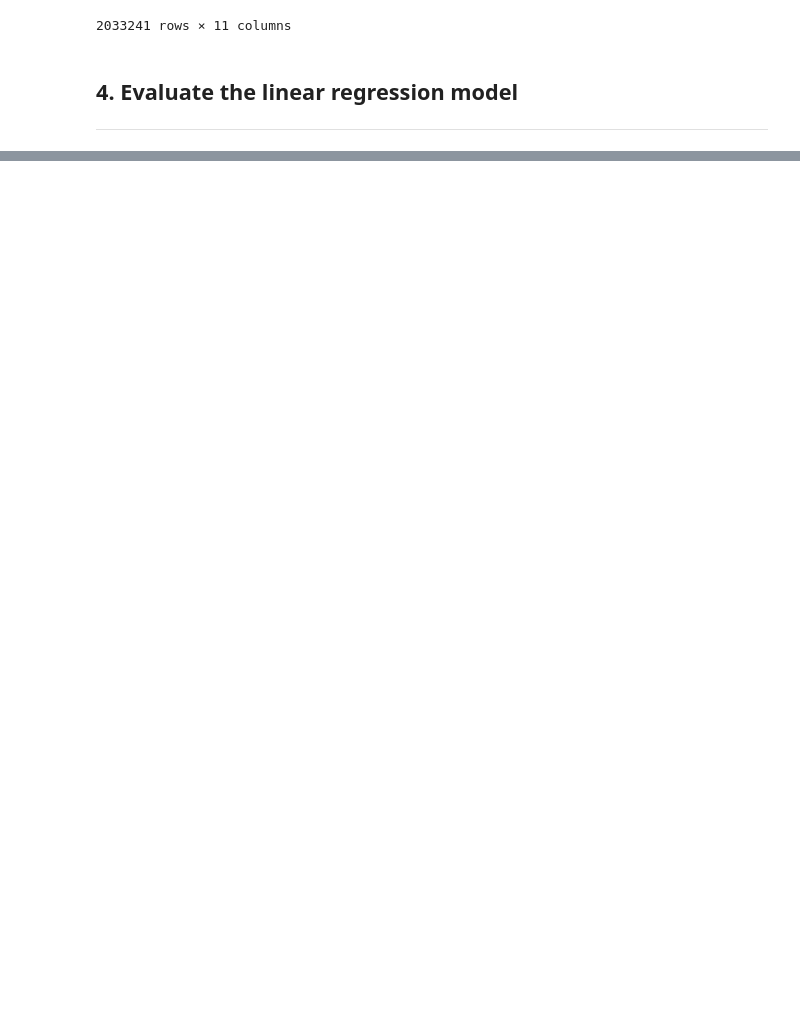
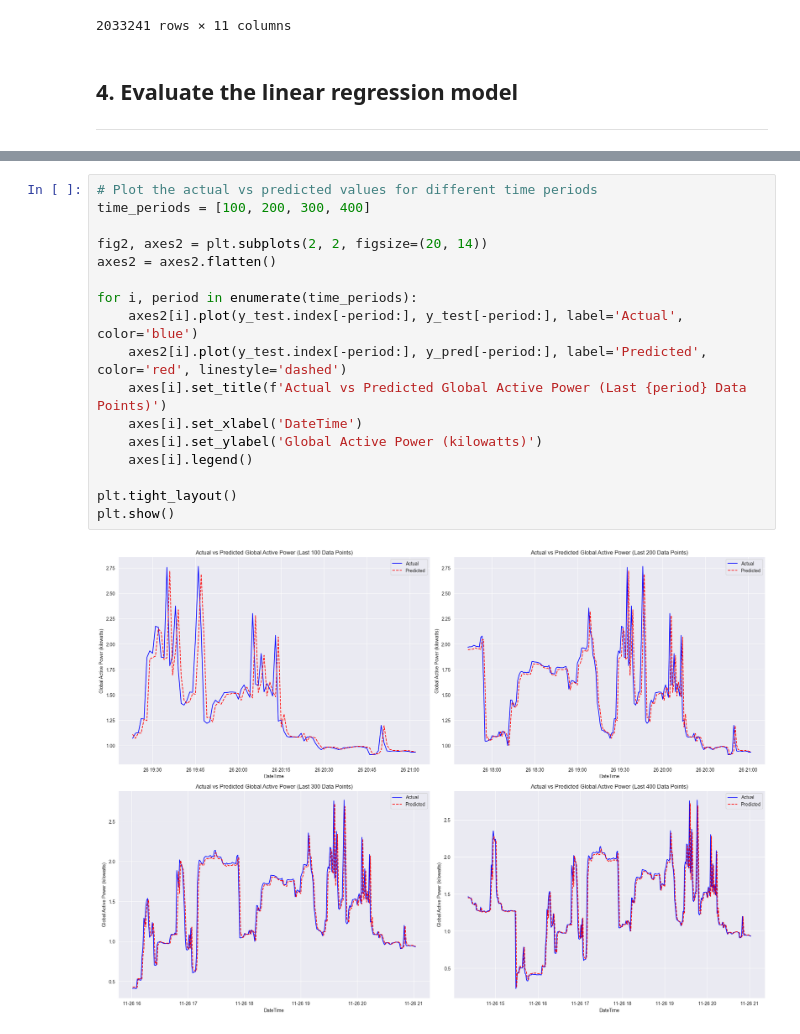
Before and after one commit to BarackSamuni/Data_science_lab2_homework2_solution, a Jupyter notebook: Homework2_solution.ipynb, the cells around one changed output, grey strips where cells are left out. Saved outputs shown, nothing was run; the diff lists cells and outputs as text; blank space fills up the shorter version.

Commit message:
08_07_2024 last update

```diff
--- a/Homework2_solution.ipynb
+++ b/Homework2_solution.ipynb
@@ -456,0 +559,19 @@ def evaluate_model(y_true,y_pred):
+# %%
+# Plot the actual vs predicted values for different time periods
+time_periods = [100, 200, 300, 400]
+
+fig2, axes2 = plt.subplots(2, 2, figsize=(20, 14))
+axes2 = axes2.flatten()
+
+for i, period in enumerate(time_periods):
+    axes2[i].plot(y_test.index[-period:], y_test[-period:], label='Actual', color='blue')
+    axes2[i].plot(y_test.index[-period:], y_pred[-period:], label='Predicted', color='red', linestyle='dashed')
+    axes[i].set_title(f'Actual vs Predicted Global Active Power (Last {period} Data Points)')
+    axes[i].set_xlabel('DateTime')
+    axes[i].set_ylabel('Global Active Power (kilowatts)')
+    axes[i].legend()
+
+plt.tight_layout()
+plt.show()
+# %% [output]
+[figure, added]
```
Also changed, not shown: parts of 10 cells of this notebook, 1 other file.
